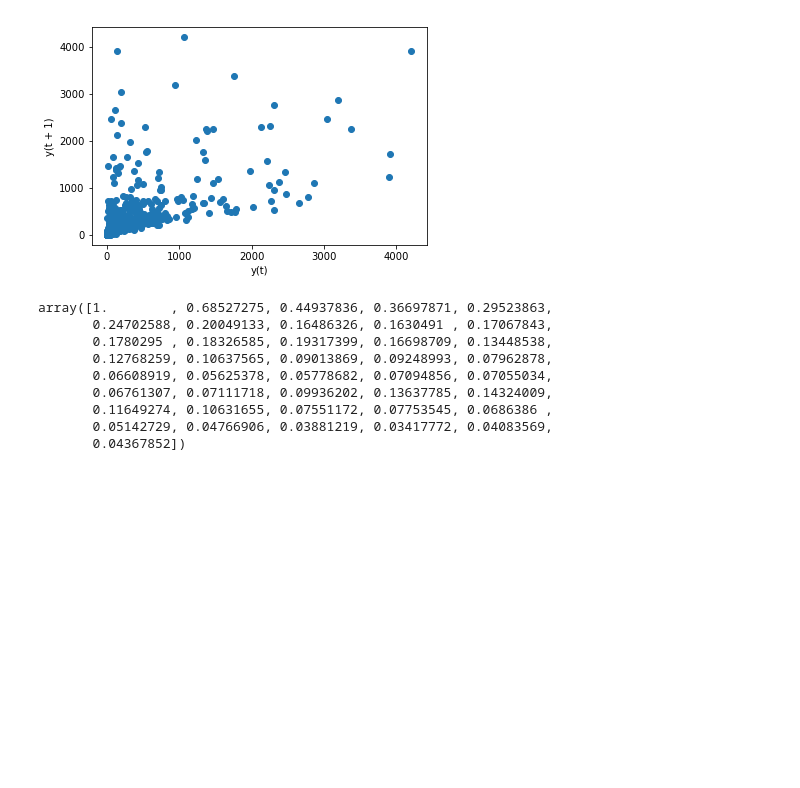
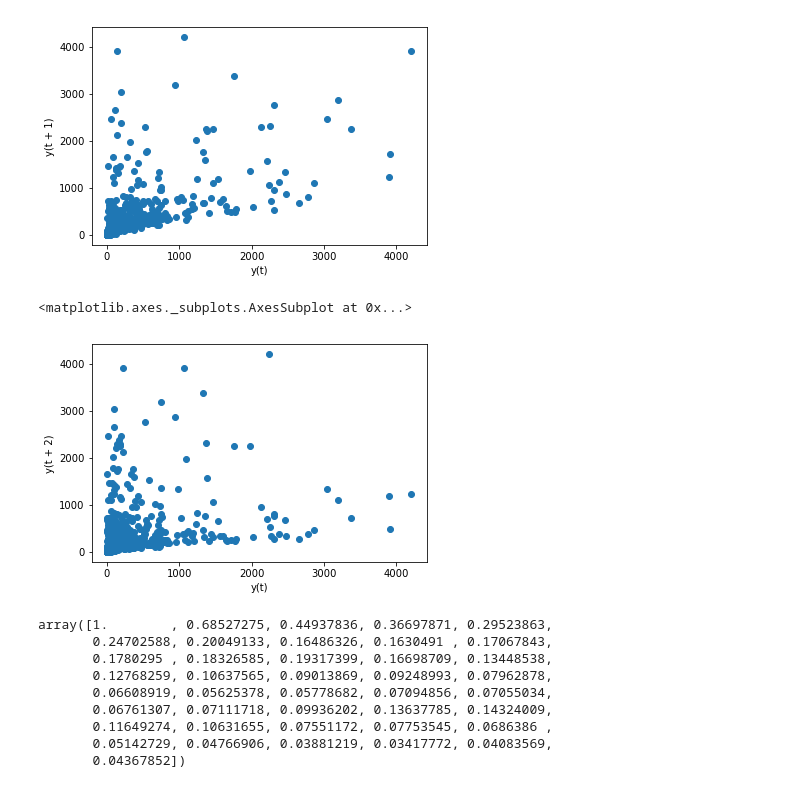
Before and after one commit to cocobyun/timeseries, a Jupyter notebook: ACF-and-PACF.ipynb, the cells around one changed output. Saved outputs shown, nothing was run; the diff lists cells and outputs as text; code cells hidden in the pictures; blank space fills up the shorter version.

```diff
--- a/ACF-and-PACF.ipynb
+++ b/ACF-and-PACF.ipynb
@@ -51,3 +28,8 @@ from statsmodels.graphics.tsaplots import plot_acf,plot_pacf
+# %%
+lag_plot(df1['q'],lag=2)
+# %% [output]
+<matplotlib.axes._subplots.AxesSubplot at 0x...>
+[figure, added]
 # %%
 acf(df1['q'])
 # %% [output]
```
Also changed, not shown: parts of 9 cells of this notebook, 8 other files.
